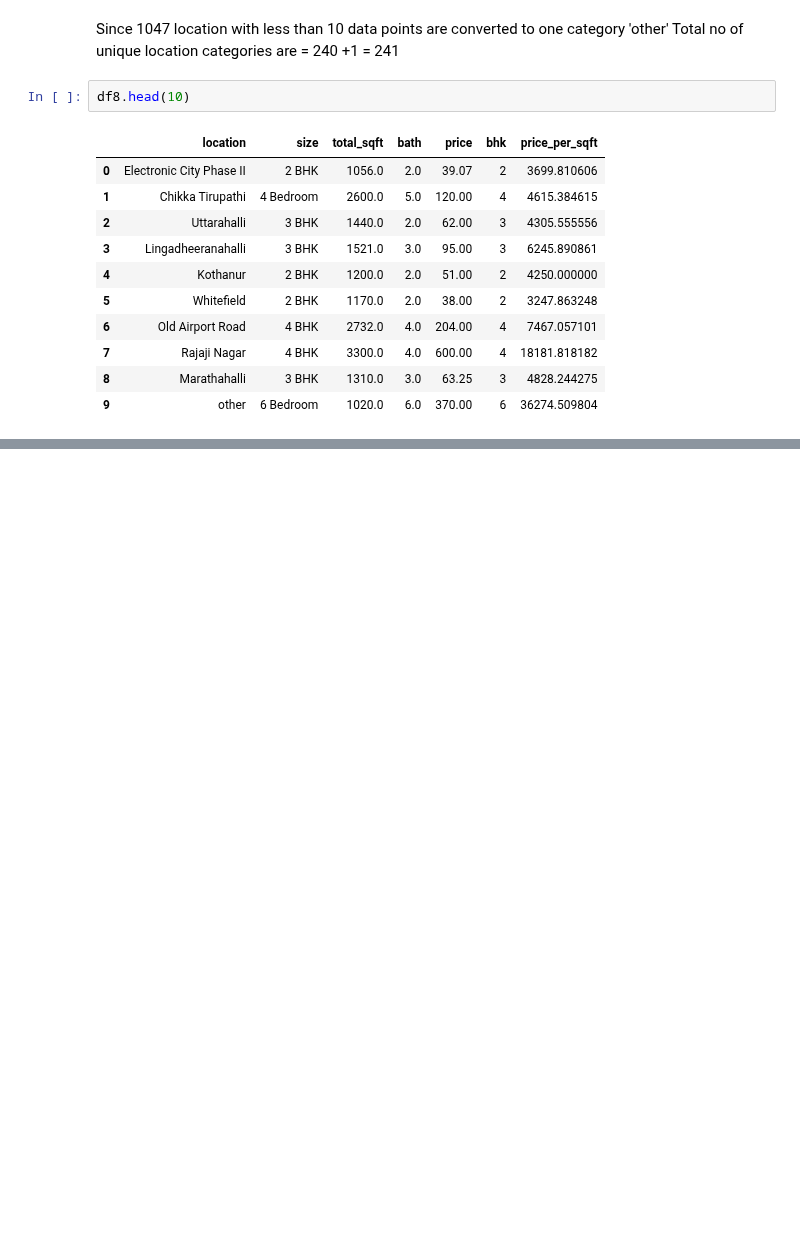
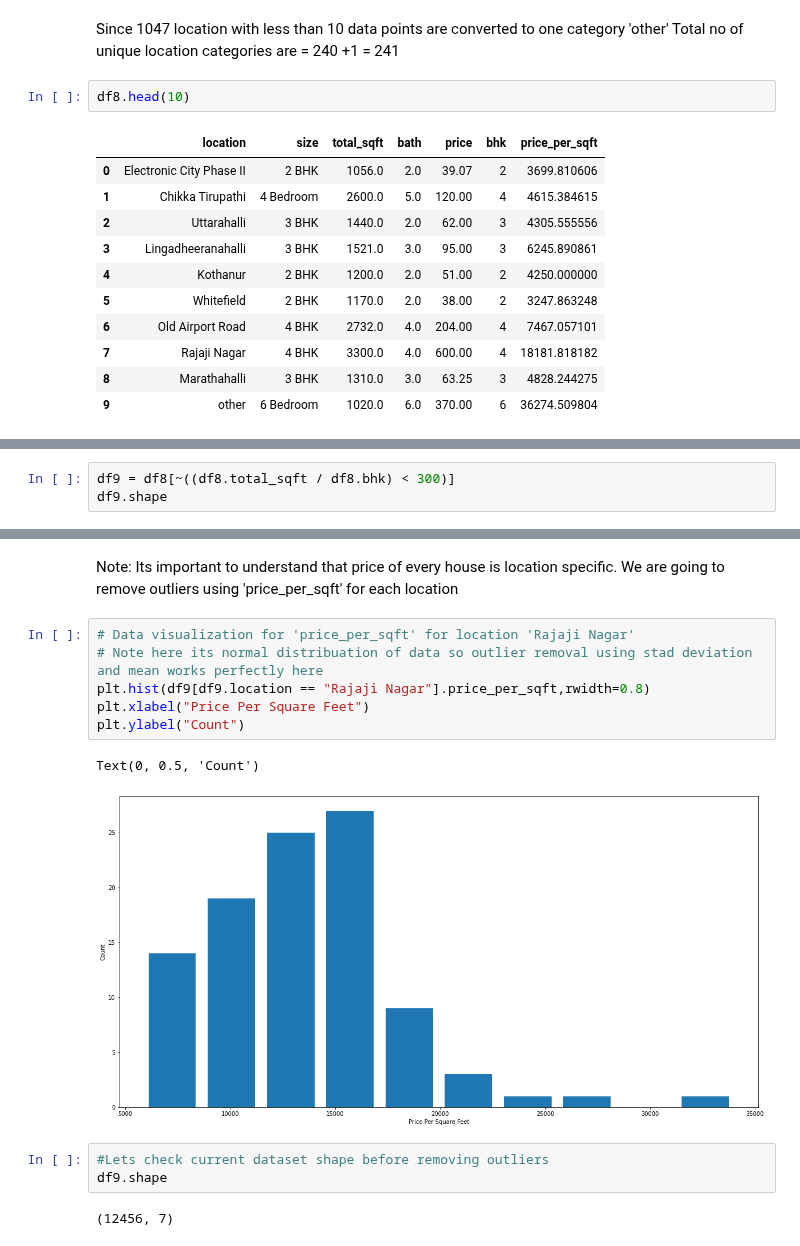
Before and after one commit to satishgunjal/House-Price-Prediction-Project, a Jupyter notebook: Real_Estate_Price_Prediction_Project.ipynb, the cells around one changed output, grey strips where cells are left out. Cells and saved outputs as stored; diff of their text form; blank space fills up the shorter version.

```diff
--- a/Real_Estate_Price_Prediction_Project.ipynb
+++ b/Real_Estate_Price_Prediction_Project.ipynb
@@ -424,0 +451,3 @@ df8.head(10)
+# %%
+df9 = df8[~((df8.total_sqft / df8.bhk) < 300)]
+df9.shape
@@ -424,0 +474,16 @@ df8.head(10)
+# %% [markdown]
+Note: Its important to understand that price of every house is location specific. We are going to remove outliers using 'price_per_sqft' for each location
+# %%
+# Data visualization for 'price_per_sqft' for location 'Rajaji Nagar'
+# Note here its normal distribuation of data so outlier removal using stad deviation and mean works perfectly here
+plt.hist(df9[df9.location == "Rajaji Nagar"].price_per_sqft,rwidth=0.8)
+plt.xlabel("Price Per Square Feet")
+plt.ylabel("Count")
+# %% [output]
+Text(0, 0.5, 'Count')
+[figure, added]
+# %%
+#Lets check current dataset shape before removing outliers
+df9.shape
+# %% [output]
+(12456, 7)
```
Also changed, not shown: parts of 62 cells of this notebook.
